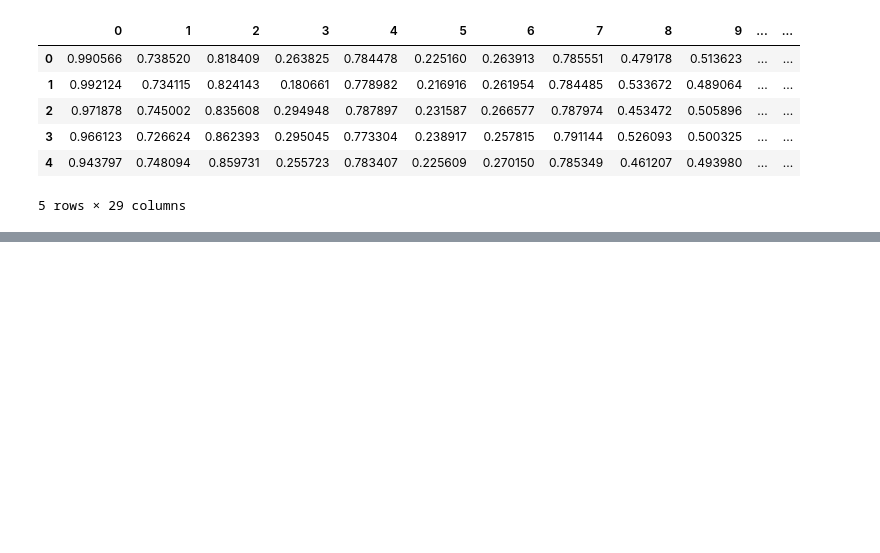
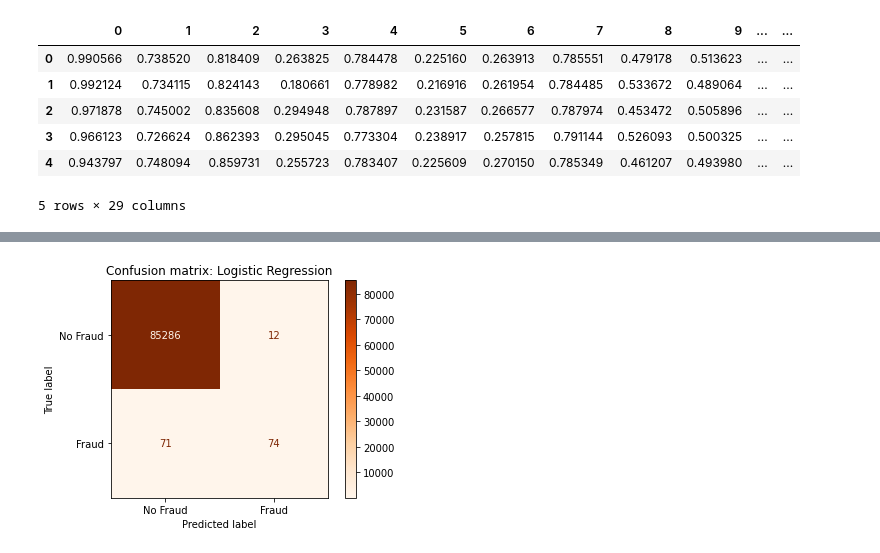
Before and after one commit to bradovich/public, a Jupyter notebook: credit_card_fraud-model.ipynb, the cells around one changed output, grey strips where cells are left out. Saved outputs shown, nothing was run; the diff lists cells and outputs as text; code cells hidden in the pictures; blank space fills up the shorter version.

```diff
--- a/credit_card_fraud-model.ipynb
+++ b/credit_card_fraud-model.ipynb
@@ -205,0 +103,7 @@ Let's try to ensure the ratio of actual legitimate to actual fraudulent payments
+# %%
+# Import logistic regression classifier, other helpful modules.
+import matplotlib.pyplot as plt
+from sklearn.linear_model import LogisticRegression
+from sklearn.metrics import confusion_matrix, plot_confusion_matrix
+# Fit model.
+model_logistic_regression = LogisticRegression(max_iter=10000).fit(X_train, y_train)
@@ -205,0 +136,13 @@ Let's try to ensure the ratio of actual legitimate to actual fraudulent payments
+# %%
+# Replace 0 and 1 with 'No Fraud' and 'Fraud'.
+labels = ['No Fraud', 'Fraud']
+# Plot confusion matrix.
+plot_confusion_matrix(model_logistic_regression,
+                      X_test,
+                      y_test,
+                      display_labels=labels,
+                      cmap=plt.cm.Oranges)
+plt.title("Confusion matrix: Logistic Regression")
+plt.show()
+# %% [output]
+[figure, added]
```
Also changed, not shown: parts of 78 cells of this notebook.
